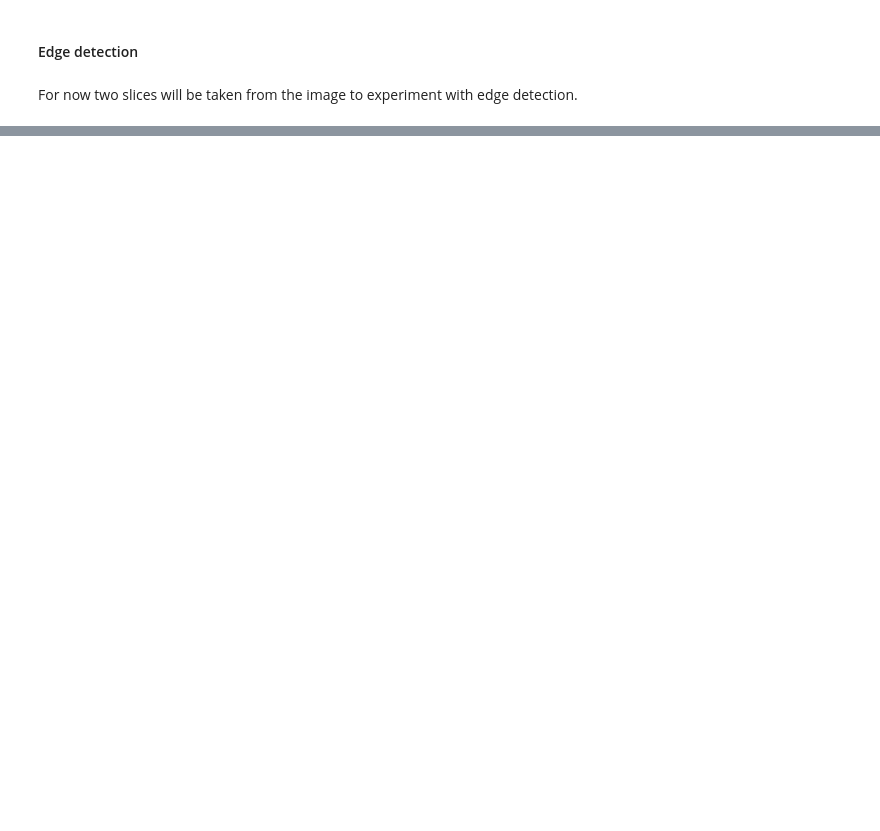
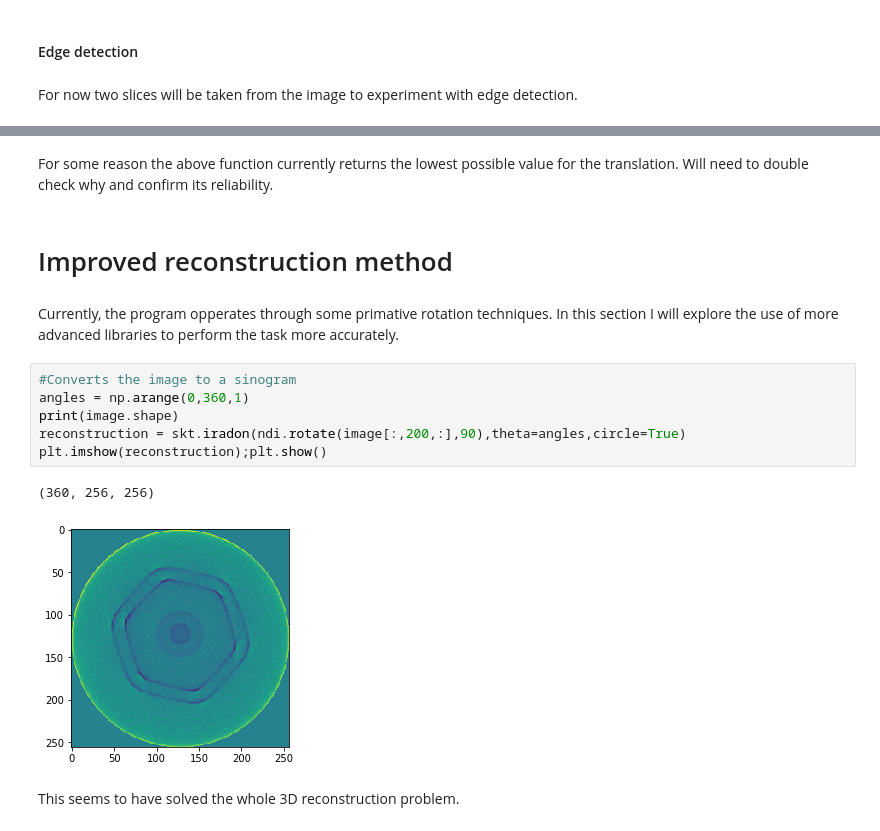
Before and after one commit to abdrysdale/ct-xray-project, a Jupyter notebook: CT Image Reconstruction.ipynb, the cells around one changed output, grey strips where cells are left out. Saved outputs shown, nothing was run; the diff lists cells and outputs as text; blank space fills up the shorter version.

```diff
--- a/CT Image Reconstruction.ipynb
+++ b/CT Image Reconstruction.ipynb
@@ -36,0 +162,17 @@ Applying edge detection to the slices to observe threshold levels. For now the c
+# %% [markdown]
+For some reason the above function currently returns the lowest possible value for the translation. Will need to double check why and confirm its reliability.
+# %% [markdown]
+# Improved reconstruction method
+# %% [markdown]
+Currently, the program opperates through some primative rotation techniques. In this section I will explore the use of more advanced libraries to perform the task more accurately.
+# %%
+#Converts the image to a sinogram
+angles = np.arange(0,360,1)
+print(image.shape)
+reconstruction = skt.iradon(ndi.rotate(image[:,200,:],90),theta=angles,circle=True)
+plt.imshow(reconstruction);plt.show()
+# %% [output]
+(360, 256, 256)
+[figure, added]
+# %% [markdown]
+This seems to have solved the whole 3D reconstruction problem.
```
Also changed, not shown: parts of 16 cells of this notebook, 2 other files.
